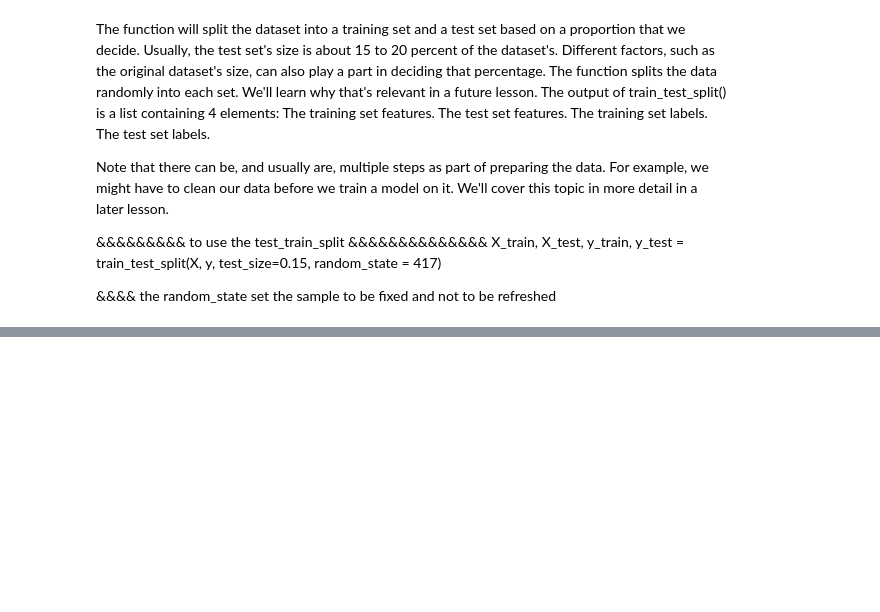
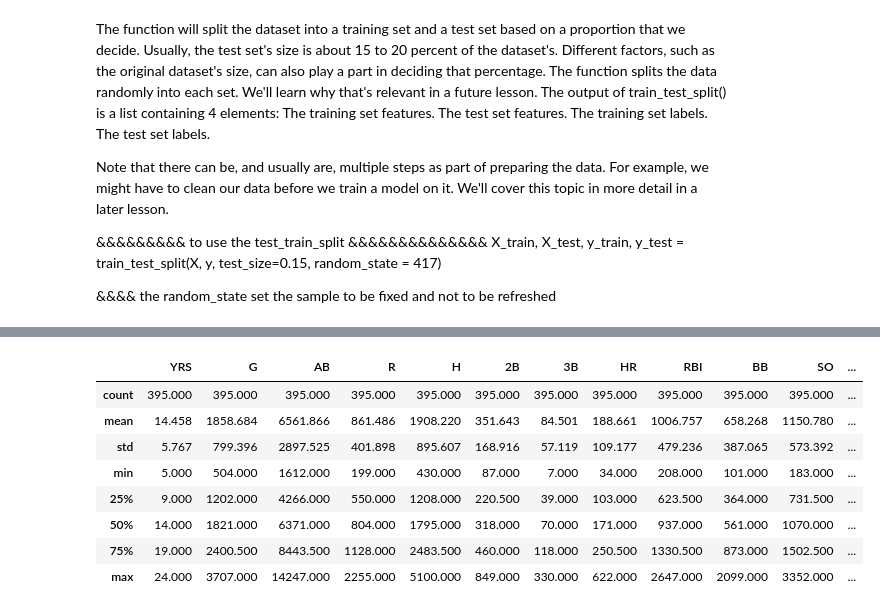
Before and after one commit to LegendSeyi/AI-tutorial-practice, a Jupyter notebook: train_test_split.ipynb, the cells around one changed output, grey strips where cells are left out. Saved outputs shown, nothing was run; the diff lists cells and outputs as text; code cells hidden in the pictures; blank space fills up the shorter version.

```diff
--- a/train_test_split.ipynb
+++ b/train_test_split.ipynb
@@ -73,0 +113,12 @@ X_train, X_test, y_train, y_test =train_test_split(X,y, random_state=23, test_si
+# %%
+X_train.describe().round(3)
+# %% [output]
+|  | YRS | G | AB | R | H | 2B | 3B | HR | RBI | BB | SO | ... |
+| count | 395.000 | 395.000 | 395.000 | 395.000 | 395.000 | 395.000 | 395.000 | 395.000 | 395.000 | 395.000 | 395.000 | ... |
+| mean | 14.458 | 1858.684 | 6561.866 | 861.486 | 1908.220 | 351.643 | 84.501 | 188.661 | 1006.757 | 658.268 | 1150.780 | ... |
+| std | 5.767 | 799.396 | 2897.525 | 401.898 | 895.607 | 168.916 | 57.119 | 109.177 | 479.236 | 387.065 | 573.392 | ... |
+| min | 5.000 | 504.000 | 1612.000 | 199.000 | 430.000 | 87.000 | 7.000 | 34.000 | 208.000 | 101.000 | 183.000 | ... |
+| 25% | 9.000 | 1202.000 | 4266.000 | 550.000 | 1208.000 | 220.500 | 39.000 | 103.000 | 623.500 | 364.000 | 731.500 | ... |
+| 50% | 14.000 | 1821.000 | 6371.000 | 804.000 | 1795.000 | 318.000 | 70.000 | 171.000 | 937.000 | 561.000 | 1070.000 | ... |
+| 75% | 19.000 | 2400.500 | 8443.500 | 1128.000 | 2483.500 | 460.000 | 118.000 | 250.500 | 1330.500 | 873.000 | 1502.500 | ... |
+| max | 24.000 | 3707.000 | 14247.000 | 2255.000 | 5100.000 | 849.000 | 330.000 | 622.000 | 2647.000 | 2099.000 | 3352.000 | ... |
```
Also changed, not shown: parts of 5 cells of this notebook.
